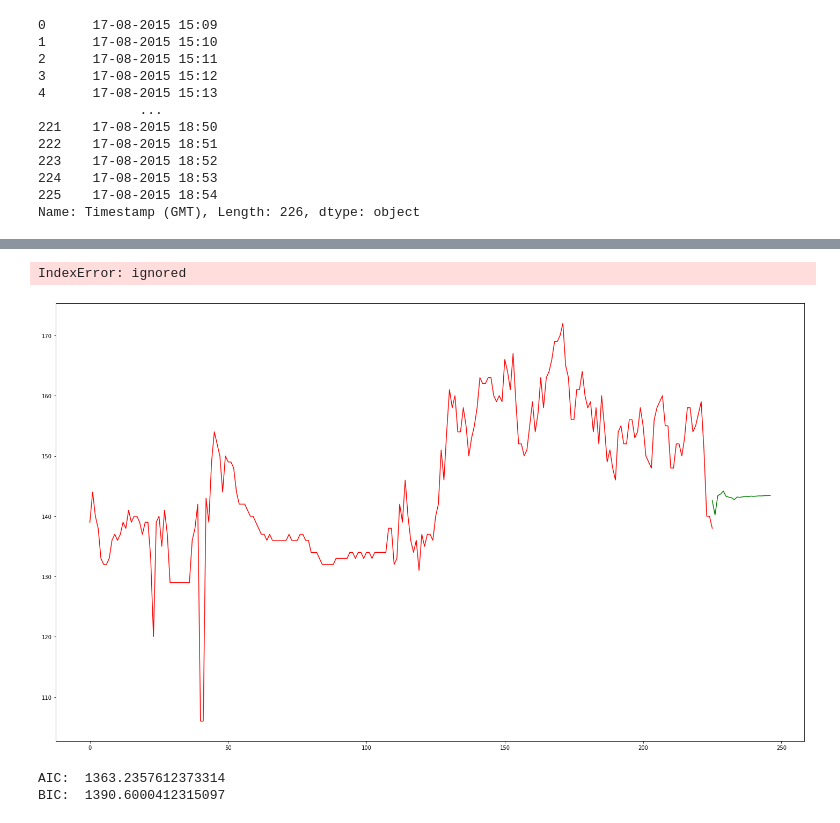
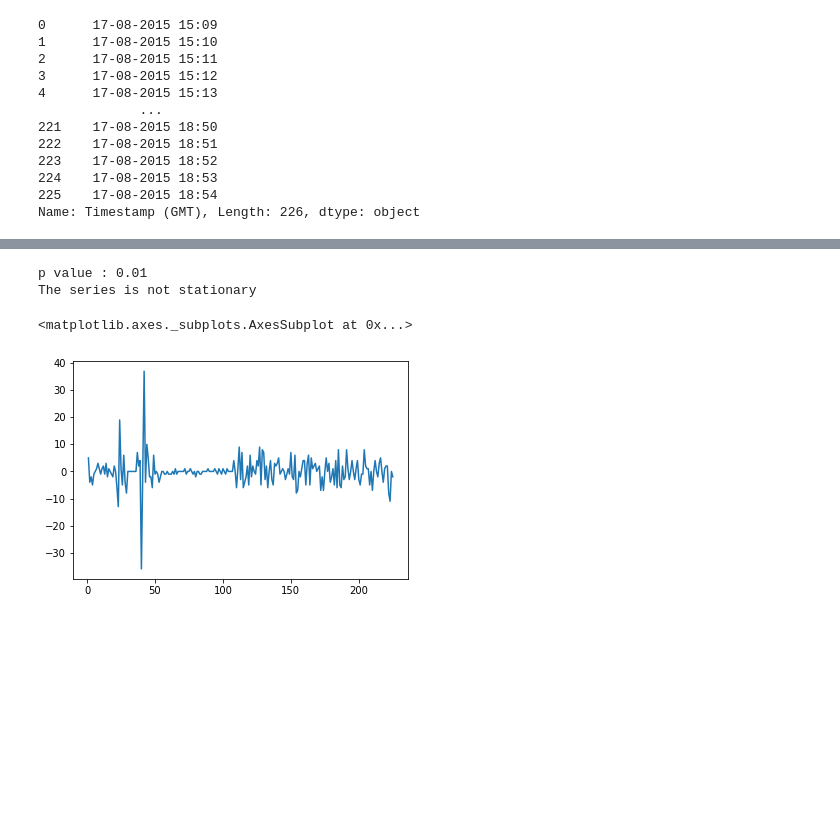
Before and after one commit to harishahamed26/PredictionOfHeartRate, a Jupyter notebook: HeartRatePrediction.ipynb, the cells around one changed output, grey strips where cells are left out. Cells and saved outputs as stored; diff of their text form; code cells hidden in the pictures; blank space fills up the shorter version.

```diff
--- a/HeartRatePrediction.ipynb
+++ b/HeartRatePrediction.ipynb
@@ -125,6 +171,3 @@ df_HeartRate['Lifetouch Heart Rate']= df_HeartRate['Lifetouch Heart Rate'].ffill
 # %%
 # Convert the month column to a datetime object
 df_HeartRate['Timestamp (GMT)'] = pd.to_datetime(df_HeartRate['Timestamp (GMT)'])
-# %%
-# Set the month column as the index
-df_HeartRate.set_index('Timestamp (GMT)', inplace=True)
@@ -314,21 +174,12 @@ df_HeartRate[:-1]
-# %%
-plt.figure(figsize=(25,15))
-plt.plot(Step_Count, Actual_HR,color = 'Red', label = 'Actual Heart Rate')
-plt.plot(Pred_HR_StepCount, Pred_HR, color = 'Green', label = 'Predicted Heart Rate')
-plt.ylim = (0, max(Step_Count1))
-plt.fill_between(139.0, 142.611549, 0, color ='blue')
-plt.title(" Heart Rate ")
-plt.xlabel('Lifetouch Heart Rate')
-plt.ylabel('Rates')
-plt.legend()
-plt.show()
-# %% [output]
-IndexError: ignored
-[figure, removed]
-# %%
-# Obtain the AIC and BIC
-print('AIC: ', model_fit.aic)
-print('BIC: ', model_fit.bic)
-# %% [output]
-AIC:  1363.2357612373314
-BIC:  1390.6000412315097
+# %%
+# Checking the stationarity
+
+Check_Stationary(df_HeartRate['Lifetouch Heart Rate'])
+# %% [output]
+p value : 0.01
+The series is not stationary
+# %%
+df_HeartRate['Lifetouch Heart Rate'].diff().dropna().plot()
+# %% [output]
+<matplotlib.axes._subplots.AxesSubplot at 0x...>
+[figure, added]
```
Also changed, not shown: parts of 60 cells of this notebook.
